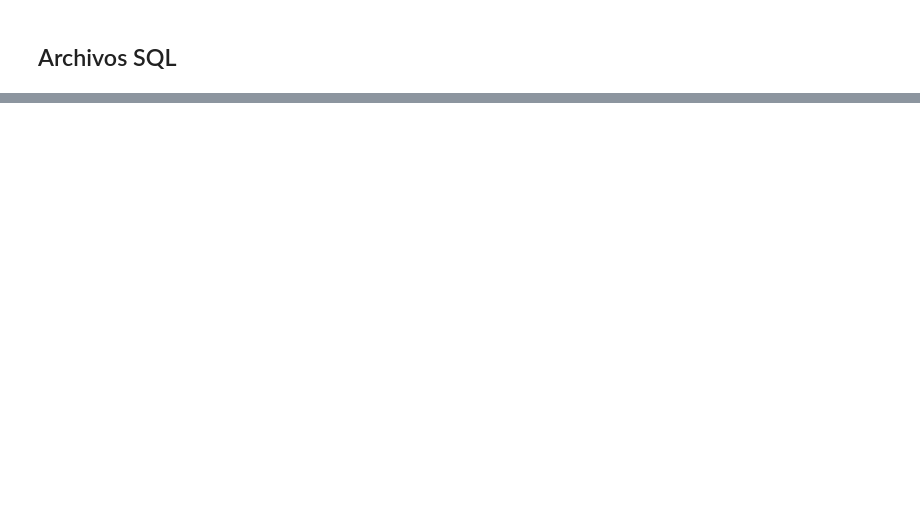
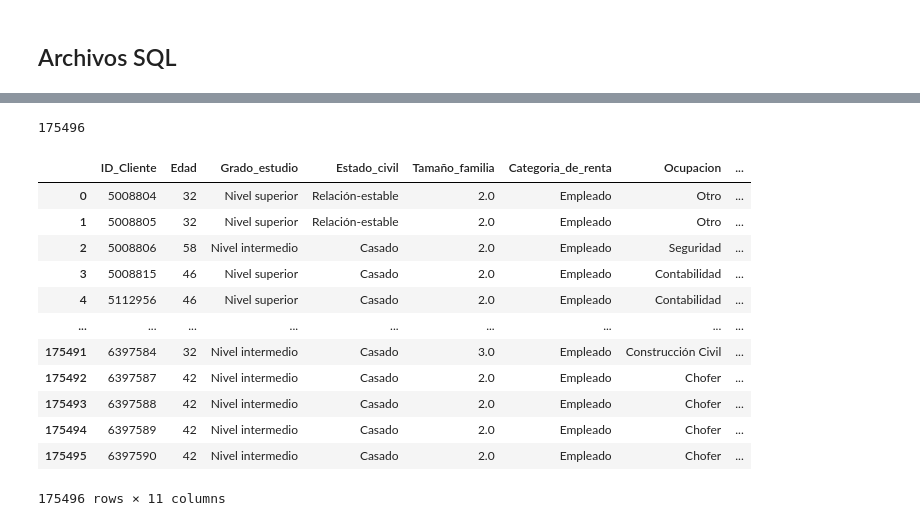
Before and after one commit to BjorkMagno/Portafolio, a Jupyter notebook: data-science/Lectura-documentos.ipynb, the cells around one changed output, grey strips where cells are left out. Saved outputs shown, nothing was run; the diff lists cells and outputs as text; code cells hidden in the pictures; blank space fills up the shorter version.

```diff
--- a/data-science/Lectura-documentos.ipynb
+++ b/data-science/Lectura-documentos.ipynb
@@ -272,0 +487,3 @@ En este desafío, tu función es leer este link de Google Sheets y luego guardar
+# %%
+# Crear mi base de datos de sqlite en memoria local (tipo, donde)
+engine = create_engine('sqlite:///:memory:')
@@ -272,0 +538,20 @@ En este desafío, tu función es leer este link de Google Sheets y luego guardar
+# %%
+empleados.to_sql('empleados', con=engine.connect(), index=False)
+# %% [output]
+175496
+# %%
+pd.read_sql_table('empleados', con=engine.connect())
+# %% [output]
+|  | ID_Cliente | Edad | Grado_estudio | Estado_civil | Tamaño_familia | Categoria_de_renta | Ocupacion | ... |
+| 0 | 5008804 | 32 | Nivel superior | Relación-estable | 2.0 | Empleado | Otro | ... |
+| 1 | 5008805 | 32 | Nivel superior | Relación-estable | 2.0 | Empleado | Otro | ... |
+| 2 | 5008806 | 58 | Nivel intermedio | Casado | 2.0 | Empleado | Seguridad | ... |
+| 3 | 5008815 | 46 | Nivel superior | Casado | 2.0 | Empleado | Contabilidad | ... |
+| 4 | 5112956 | 46 | Nivel superior | Casado | 2.0 | Empleado | Contabilidad | ... |
+| ... | ... | ... | ... | ... | ... | ... | ... | ... |
+| 175491 | 6397584 | 32 | Nivel intermedio | Casado | 3.0 | Empleado | Construcción Civil | ... |
+| 175492 | 6397587 | 42 | Nivel intermedio | Casado | 2.0 | Empleado | Chofer | ... |
+| 175493 | 6397588 | 42 | Nivel intermedio | Casado | 2.0 | Empleado | Chofer | ... |
+| 175494 | 6397589 | 42 | Nivel intermedio | Casado | 2.0 | Empleado | Chofer | ... |
+| 175495 | 6397590 | 42 | Nivel intermedio | Casado | 2.0 | Empleado | Chofer | ... |
+175496 rows × 11 columns
```
Also changed, not shown: parts of 57 cells of this notebook.
